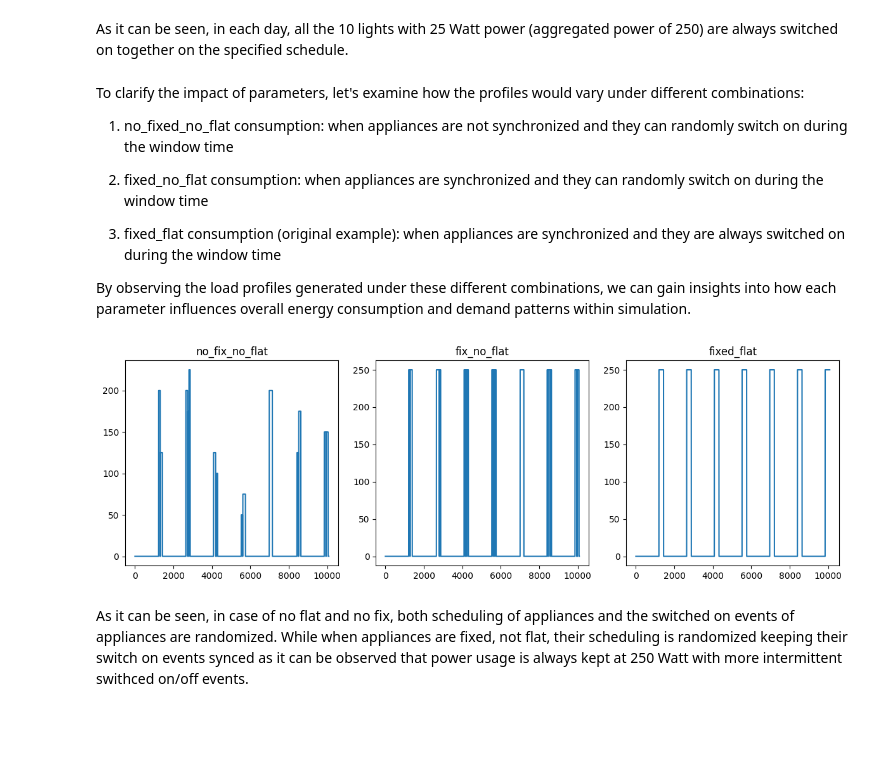
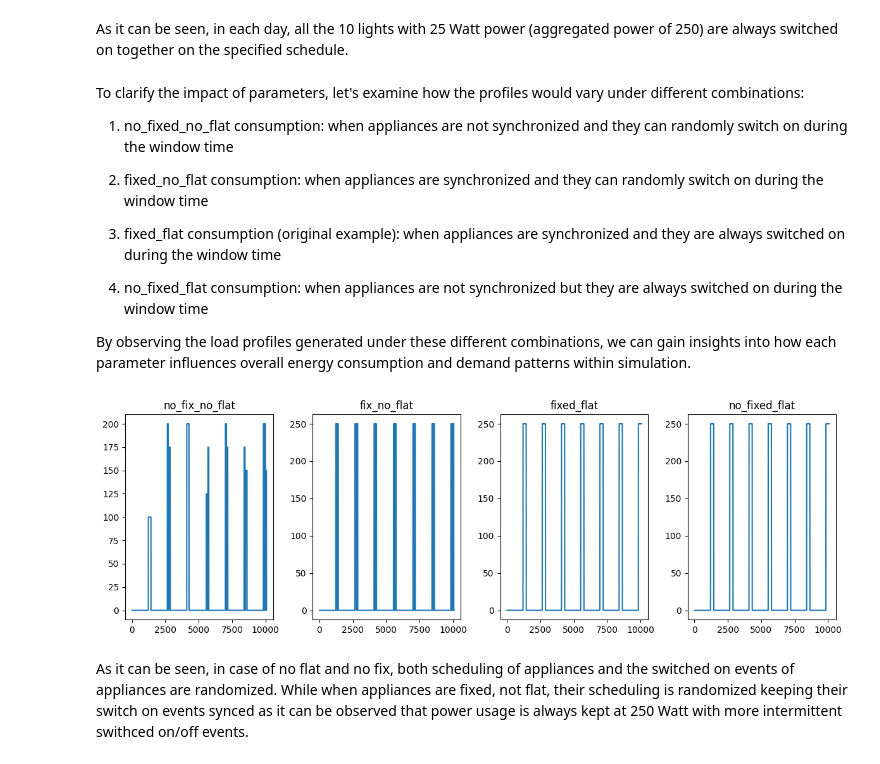
Before and after one commit to RAMP-project/RAMP, a Jupyter notebook: docs/notebooks/fixed_flat_app.ipynb, the cells around one changed output. Cells and saved outputs as stored; diff of their text form; code cells hidden in the pictures; blank space fills up the shorter version.

```diff
--- a/docs/notebooks/fixed_flat_app.ipynb
+++ b/docs/notebooks/fixed_flat_app.ipynb
@@ -63,6 +63,8 @@ To clarify the impact of parameters, let's examine how the profiles would vary u
 
 3. fixed_flat consumption (original example): when appliances are synchronized and they are always switched on during the window time
 
+4. no_fixed_flat consumption: when appliances are not synchronized but they are always switched on during the window time
+
 By observing the load profiles generated under these different combinations, we can gain insights into how each parameter influences overall energy consumption and demand patterns within simulation.
 # %%
 # no fixed and no flat property
@@ -75,19 +77,25 @@ no_fix_no_flat = pd.DataFrame(no_fix_no_flat, columns=["no_fix_no_flat"])
 security_lights.fixed = "yes"
 fix_no_flat = school_case.generate_daily_load_profiles()
 fix_no_flat = pd.DataFrame(fix_no_flat, columns=["fix_no_flat"])
+
+# not fixed but flat
+security_lights.fixed = "no"
+security_lights.flat = "yes"
+no_fixed_flat = school_case.generate_daily_load_profiles()
+no_fixed_flat = pd.DataFrame(no_fixed_flat, columns=["no_fixed_flat"])
 # %%
 
-fig, axes = plt.subplots(nrows=1, ncols=3, figsize=(12, 4))
+fig, axes = plt.subplots(nrows=1, ncols=4, figsize=(12, 4))
 
 
-for i, df in enumerate([no_fix_no_flat,fix_no_flat,fixed_flat,]):
+for i, df in enumerate([no_fix_no_flat,fix_no_flat,fixed_flat,no_fixed_flat]):
     df.plot(ax=axes[i],legend=False)
     axes[i].set_title(df.columns[0])
 
 
 plt.tight_layout()
 plt.show()
 # %% [output]
-[figure, old version]
+[figure, new version]
 # %% [markdown]
 As it can be seen, in case of no flat and no fix, both scheduling of appliances and the switched on events of appliances are randomized. While when appliances are fixed, not flat, their scheduling is randomized keeping their switch on events synced as it can be observed that power usage is always kept at 250 Watt with more intermittent swithced on/off events.
```
Also changed, not shown: 4 other files.
